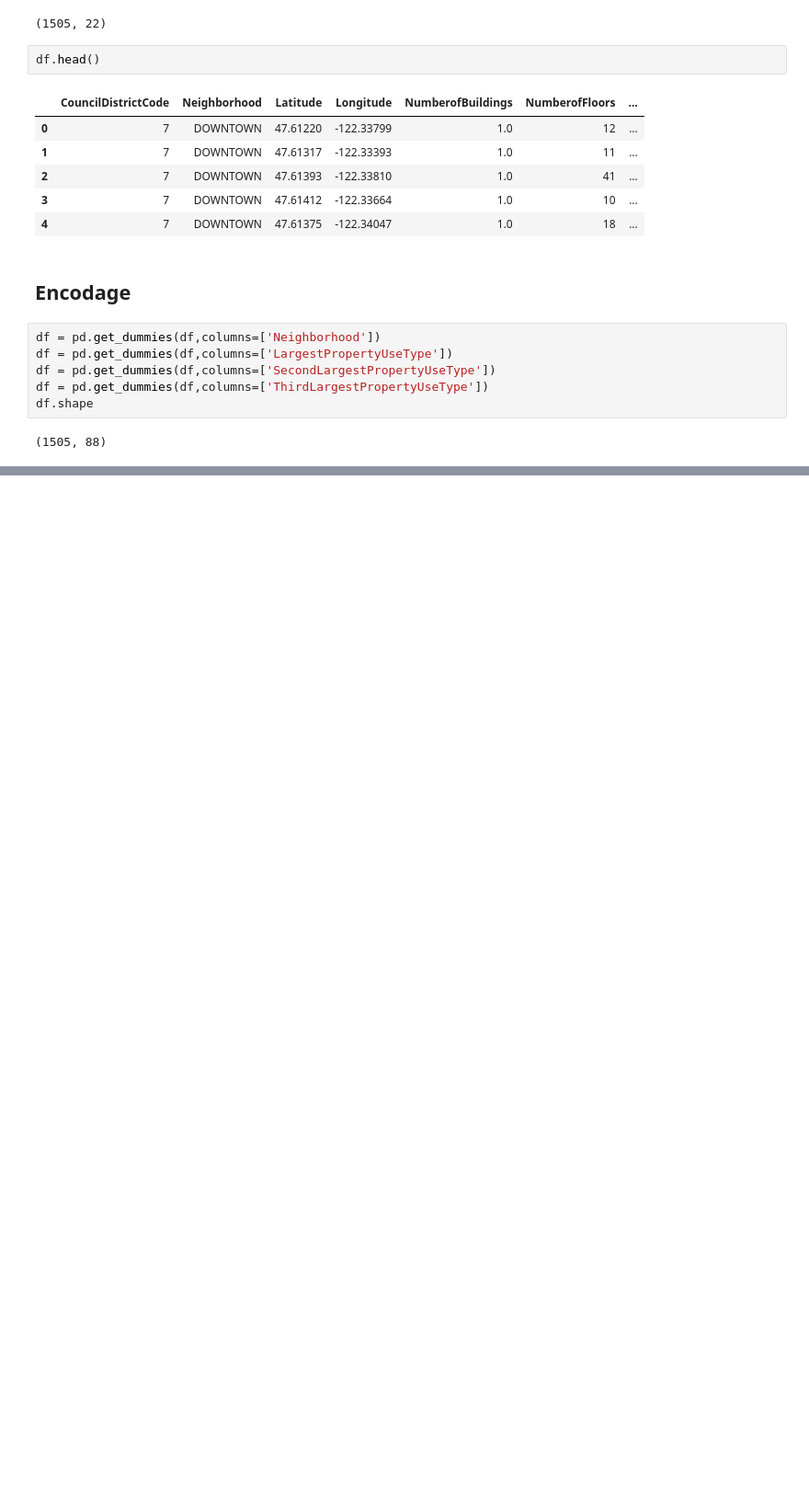
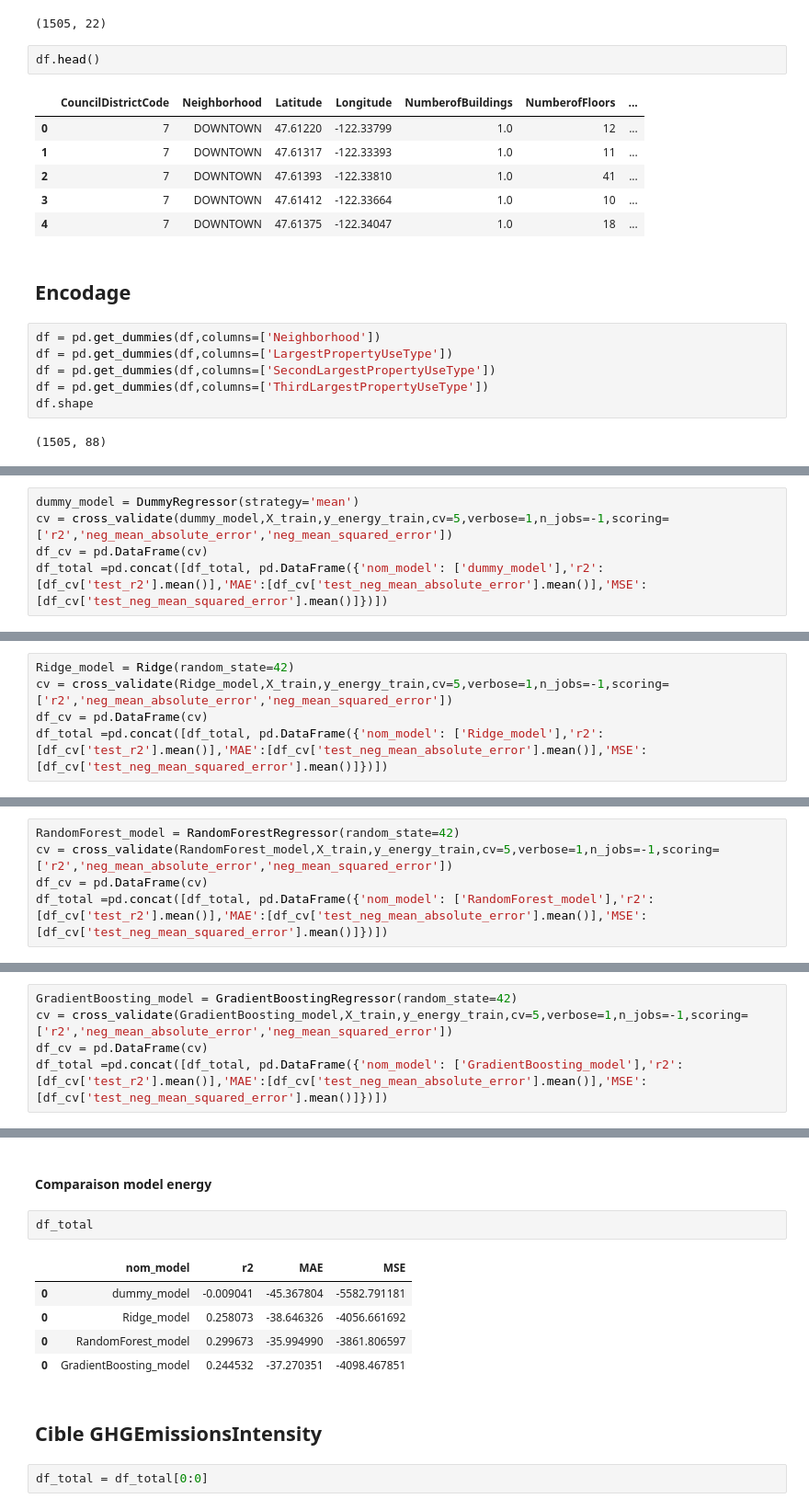
Before and after one commit to RandomFab/SEATLE, a Jupyter notebook: P3_template_modelistation_supervisee.ipynb, the cells around one changed output, grey strips where cells are left out. Shown: that part at 92% size. Cells and saved outputs as stored; diff of their text form; blank space fills up the shorter version.

```diff
--- a/P3_template_modelistation_supervisee.ipynb
+++ b/P3_template_modelistation_supervisee.ipynb
@@ -516,0 +536,5 @@ df.shape
+# %%
+dummy_model = DummyRegressor(strategy='mean')
+cv = cross_validate(dummy_model,X_train,y_energy_train,cv=5,verbose=1,n_jobs=-1,scoring=['r2','neg_mean_absolute_error','neg_mean_squared_error'])
+df_cv = pd.DataFrame(cv)
+df_total =pd.concat([df_total, pd.DataFrame({'nom_model': ['dummy_model'],'r2':[df_cv['test_r2'].mean()],'MAE':[df_cv['test_neg_mean_absolute_error'].mean()],'MSE':[df_cv['test_neg_mean_squared_error'].mean()]})])
@@ -516,0 +546,5 @@ df.shape
+# %%
+Ridge_model = Ridge(random_state=42)
+cv = cross_validate(Ridge_model,X_train,y_energy_train,cv=5,verbose=1,n_jobs=-1,scoring=['r2','neg_mean_absolute_error','neg_mean_squared_error'])
+df_cv = pd.DataFrame(cv)
+df_total =pd.concat([df_total, pd.DataFrame({'nom_model': ['Ridge_model'],'r2':[df_cv['test_r2'].mean()],'MAE':[df_cv['test_neg_mean_absolute_error'].mean()],'MSE':[df_cv['test_neg_mean_squared_error'].mean()]})])
@@ -516,0 +556,5 @@ df.shape
+# %%
+RandomForest_model = RandomForestRegressor(random_state=42)
+cv = cross_validate(RandomForest_model,X_train,y_energy_train,cv=5,verbose=1,n_jobs=-1,scoring=['r2','neg_mean_absolute_error','neg_mean_squared_error'])
+df_cv = pd.DataFrame(cv)
+df_total =pd.concat([df_total, pd.DataFrame({'nom_model': ['RandomForest_model'],'r2':[df_cv['test_r2'].mean()],'MAE':[df_cv['test_neg_mean_absolute_error'].mean()],'MSE':[df_cv['test_neg_mean_squared_error'].mean()]})])
@@ -516,0 +566,5 @@ df.shape
+# %%
+GradientBoosting_model = GradientBoostingRegressor(random_state=42)
+cv = cross_validate(GradientBoosting_model,X_train,y_energy_train,cv=5,verbose=1,n_jobs=-1,scoring=['r2','neg_mean_absolute_error','neg_mean_squared_error'])
+df_cv = pd.DataFrame(cv)
+df_total =pd.concat([df_total, pd.DataFrame({'nom_model': ['GradientBoosting_model'],'r2':[df_cv['test_r2'].mean()],'MAE':[df_cv['test_neg_mean_absolute_error'].mean()],'MSE':[df_cv['test_neg_mean_squared_error'].mean()]})])
@@ -516,0 +574,14 @@ df.shape
+# %% [markdown]
+#### Comparaison model energy
+# %%
+df_total
+# %% [output]
+|  | nom_model | r2 | MAE | MSE |
+| 0 | dummy_model | -0.009041 | -45.367804 | -5582.791181 |
+| 0 | Ridge_model | 0.258073 | -38.646326 | -4056.661692 |
+| 0 | RandomForest_model | 0.299673 | -35.994990 | -3861.806597 |
+| 0 | GradientBoosting_model | 0.244532 | -37.270351 | -4098.467851 |
+# %% [markdown]
+## Cible GHGEmissionsIntensity
+# %%
+df_total = df_total[0:0]
```
Also changed, not shown: parts of 34 cells of this notebook.
